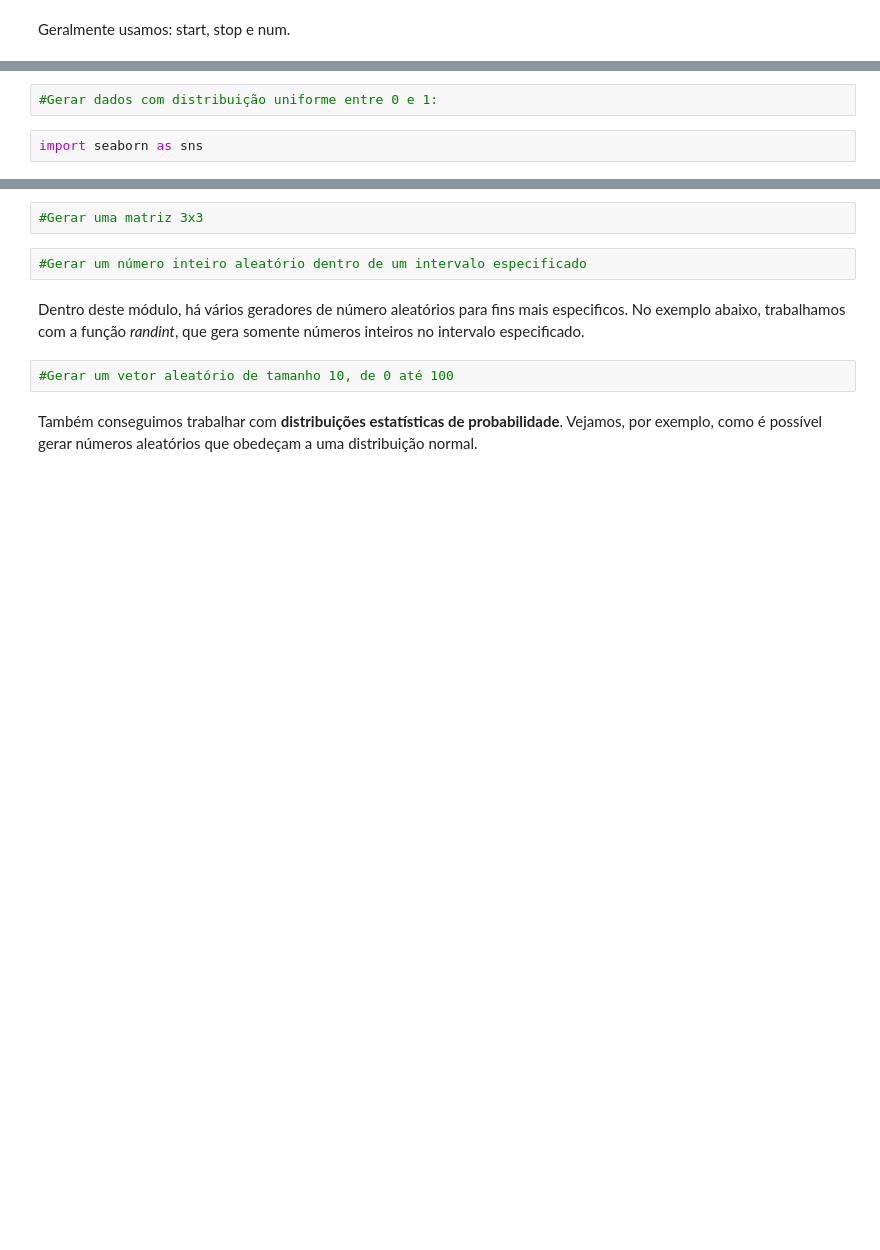
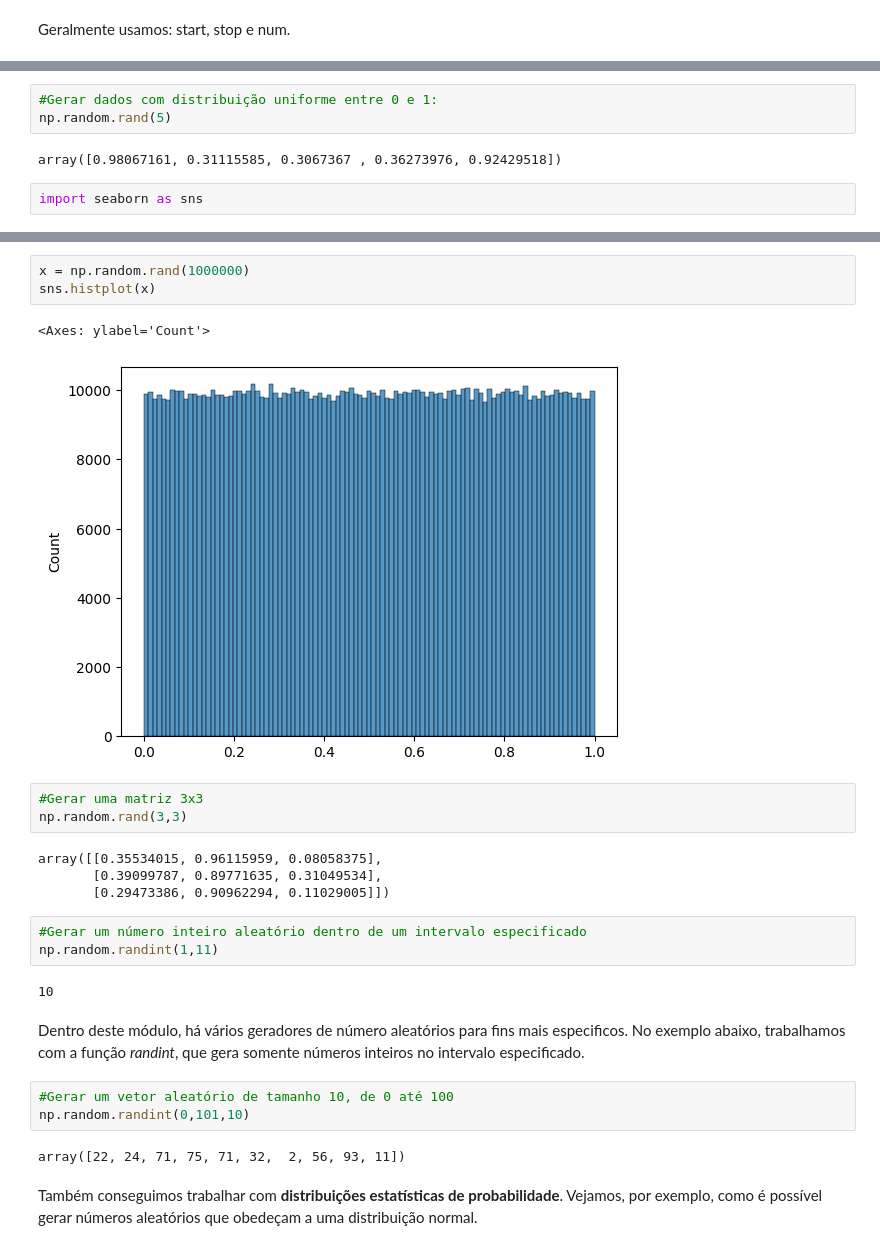
Before and after one commit to allansuzuki/ADA_classes, a Jupyter notebook: DS-PY-Data-Science/DS-PY-004 TÉCNICAS DE PROGRAMAÇÃO I (PY)/Material do Aluno/Aula 2/Aula_02_Numpy_(Parte_1).ipynb, the cells around one changed output, grey strips where cells are left out. Cells and saved outputs as stored; diff of their text form; blank space fills up the shorter version.

```diff
--- a/DS-PY-Data-Science/DS-PY-004 TÉCNICAS DE PROGRAMAÇÃO I (PY)/Material do Aluno/Aula 2/Aula_02_Numpy_(Parte_1).ipynb
+++ b/DS-PY-Data-Science/DS-PY-004 TÉCNICAS DE PROGRAMAÇÃO I (PY)/Material do Aluno/Aula 2/Aula_02_Numpy_(Parte_1).ipynb
@@ -123,20 +230,40 @@ Geralmente usamos: start, stop e num.
 Ele oferece várias funções para geração de números aleatórios e é bastante útil para aplicações, desde simulações estatísticas até a criação de conjuntos de dados fictícios para testes.
 # %%
 #Gerar dados com distribuição uniforme entre 0 e 1:
+np.random.rand(5)
+# %% [output]
+array([0.98067161, 0.31115585, 0.3067367 , 0.36273976, 0.92429518])
 # %%
 import seaborn as sns
 # %% [markdown]
 Plotando o gráfico da distribuição uniforme:
 
 <img src = "https://www.uv.es/ceaces/base/modelos%20de%20probabilidad/Image12.gif" />
+# %%
+x = np.random.rand(1000000)
+sns.histplot(x)
+# %% [output]
+<Axes: ylabel='Count'>
+[figure, added]
 # %%
 #Gerar uma matriz 3x3
+np.random.rand(3,3)
+# %% [output]
+array([[0.35534015, 0.96115959, 0.08058375],
+       [0.39099787, 0.89771635, 0.31049534],
+       [0.29473386, 0.90962294, 0.11029005]])
 # %%
 #Gerar um número inteiro aleatório dentro de um intervalo especificado
+np.random.randint(1,11)
+# %% [output]
+10
 # %% [markdown]
 Dentro deste módulo, há vários geradores de número aleatórios para fins mais especificos. No exemplo abaixo, trabalhamos com a função *randint*, que gera somente números inteiros no intervalo especificado.
 # %%
 #Gerar um vetor aleatório de tamanho 10, de 0 até 100
+np.random.randint(0,101,10)
+# %% [output]
+array([22, 24, 71, 75, 71, 32,  2, 56, 93, 11])
 # %% [markdown]
 Também conseguimos trabalhar com **distribuições estatísticas de probabilidade**. Vejamos, por exemplo, como é possível gerar números aleatórios que obedeçam a uma distribuição normal.
 # %% [markdown]
```
Also changed, not shown: parts of 48 cells of this notebook.
